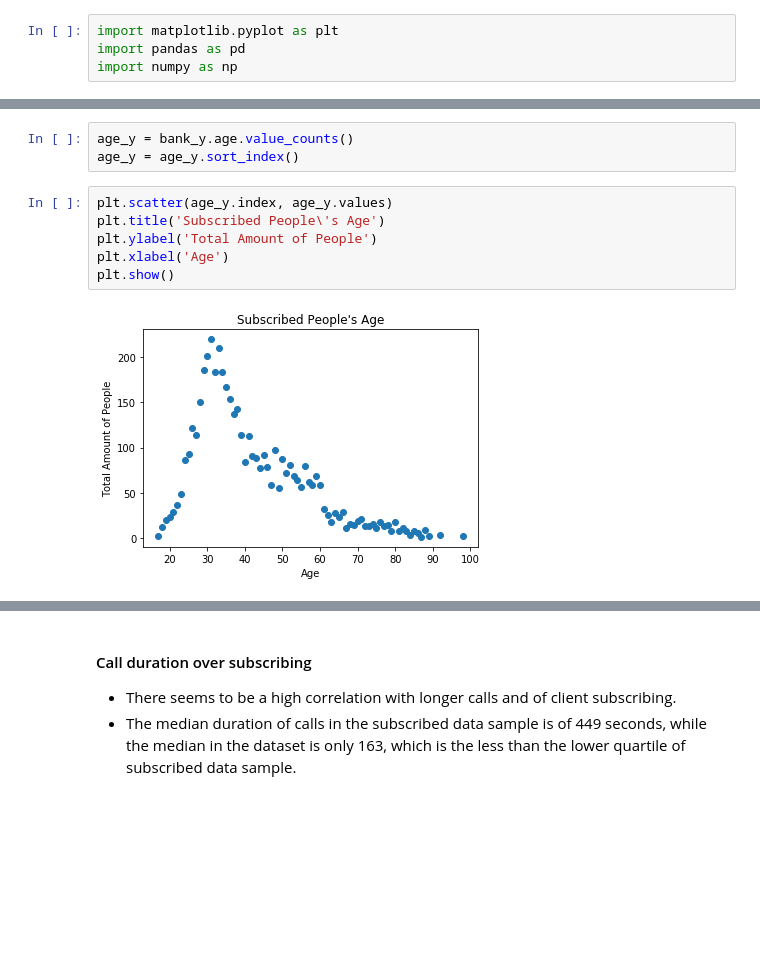
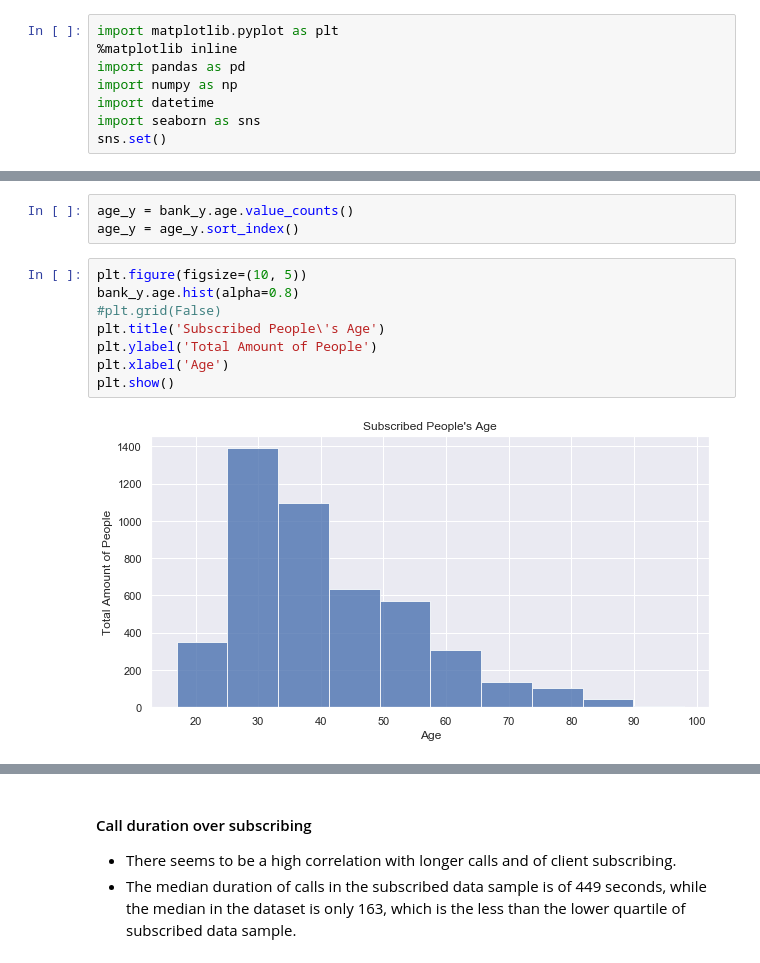
Before and after one commit to joaobecker/capstone_bank_marketing, a Jupyter notebook: portuguese_bank_capstone.ipynb, the cells around one changed output, grey strips where cells are left out. Drawn from its saved outputs; the diff is of its cells as text; blank space fills up the shorter version.

```diff
--- a/portuguese_bank_capstone.ipynb
+++ b/portuguese_bank_capstone.ipynb
@@ -44,8 +42,12 @@
 ### Importing Libraries
 # %%
 import matplotlib.pyplot as plt
+%matplotlib inline
 import pandas as pd
 import numpy as np
+import datetime
+import seaborn as sns
+sns.set()
 # %% [markdown]
 ### Converting the dataset from CSV to Dataframe, using pandas.
 # %%
@@ -371,10 +375,12 @@ Name: day_of_week, dtype: float64
 age_y = bank_y.age.value_counts()
 age_y = age_y.sort_index()
 # %%
-plt.scatter(age_y.index, age_y.values)
+plt.figure(figsize=(10, 5))
+bank_y.age.hist(alpha=0.8)
+#plt.grid(False)
 plt.title('Subscribed People\'s Age')
 plt.ylabel('Total Amount of People')
 plt.xlabel('Age')
 plt.show()
 # %% [output]
-[figure, old version]
+[figure, new version]
```
Also changed, not shown: parts of 68 cells of this notebook.
